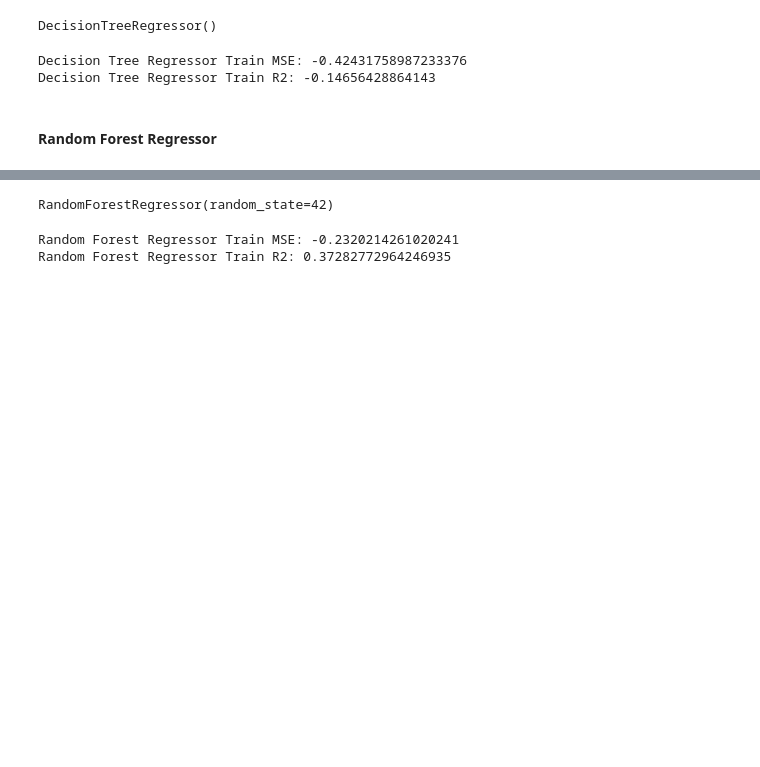
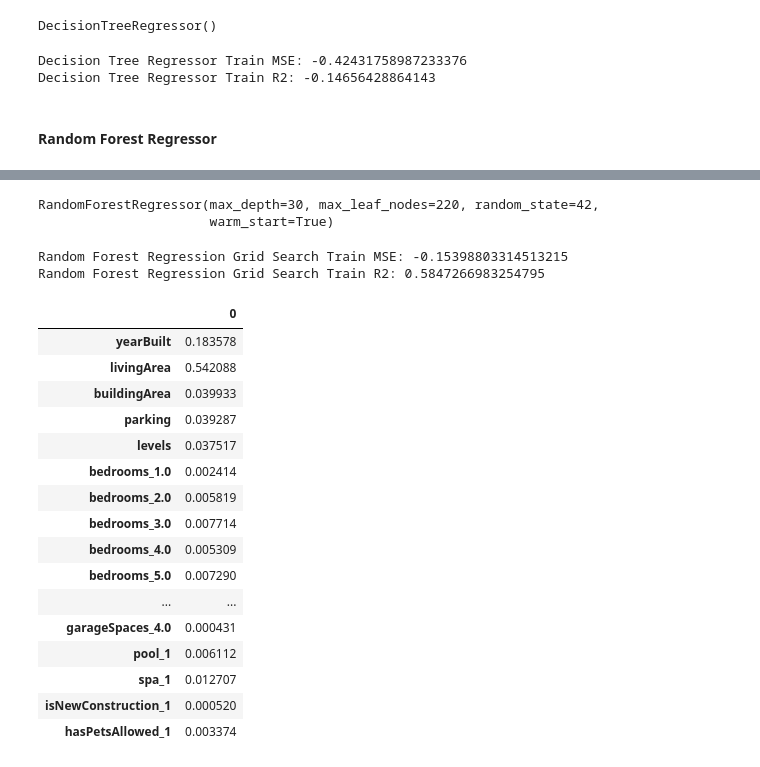
Before and after one commit to erin-vu/real_estate, a Jupyter notebook: Real Estate Analysis.ipynb, the cells around one changed output, grey strips where cells are left out. Cells and saved outputs as stored; diff of their text form; code cells hidden in the pictures; blank space fills up the shorter version.

```diff
--- a/Real Estate Analysis.ipynb
+++ b/Real Estate Analysis.ipynb
@@ -1423,4 +1449,11 @@ rfr = RandomForestRegressor(n_estimators = 100,
+# %%
+rfr_model = RandomForestRegressor(max_depth=30,
+                                  max_leaf_nodes=220,
+                                  n_estimators=100,
+                                  random_state=42,
+                                  warm_start=True)
 # %%
-rfr.fit(X_train_all, y_train)
+rfr_model.fit(X_train_all, y_train)
 # %% [output]
-RandomForestRegressor(random_state=42)
+RandomForestRegressor(max_depth=30, max_leaf_nodes=220, random_state=42,
+                      warm_start=True)
@@ -1432,5 +1460,26 @@ rfr_cv = cross_validate(rfr,
-# %%
-cv_scores(rfr_cv, model_name='Random Forest Regressor')
-# %% [output]
-Random Forest Regressor Train MSE: -0.2320214261020241
-Random Forest Regressor Train R2: 0.37282772964246935
+# %%
+train_scores(rfr_model, X_train_all, model_name='Random Forest Regression Grid Search')
+# %% [output]
+Random Forest Regression Grid Search Train MSE: -0.15398803314513215
+Random Forest Regression Grid Search Train R2: 0.5847266983254795
+# %%
+feat_impt = pd.DataFrame(rfr_model.feature_importances_, index=X_train_all.columns)
+feat_impt#.sort_values(by='0', ascending=True)
+# %% [output]
+|  | 0 |
+| yearBuilt | 0.183578 |
+| livingArea | 0.542088 |
+| buildingArea | 0.039933 |
+| parking | 0.039287 |
+| levels | 0.037517 |
+| bedrooms_1.0 | 0.002414 |
+| bedrooms_2.0 | 0.005819 |
+| bedrooms_3.0 | 0.007714 |
+| bedrooms_4.0 | 0.005309 |
+| bedrooms_5.0 | 0.007290 |
+| ... | ... |
+| garageSpaces_4.0 | 0.000431 |
+| pool_1 | 0.006112 |
+| spa_1 | 0.012707 |
+| isNewConstruction_1 | 0.000520 |
+| hasPetsAllowed_1 | 0.003374 |
```
Also changed, not shown: parts of 11 cells of this notebook.
